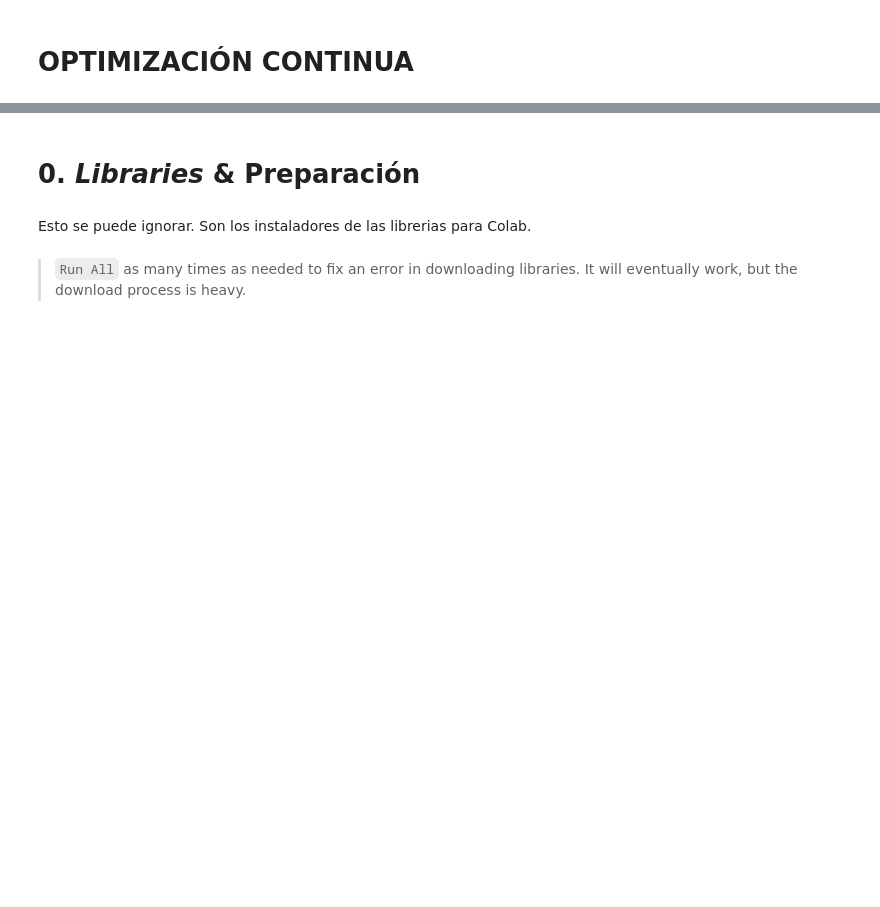
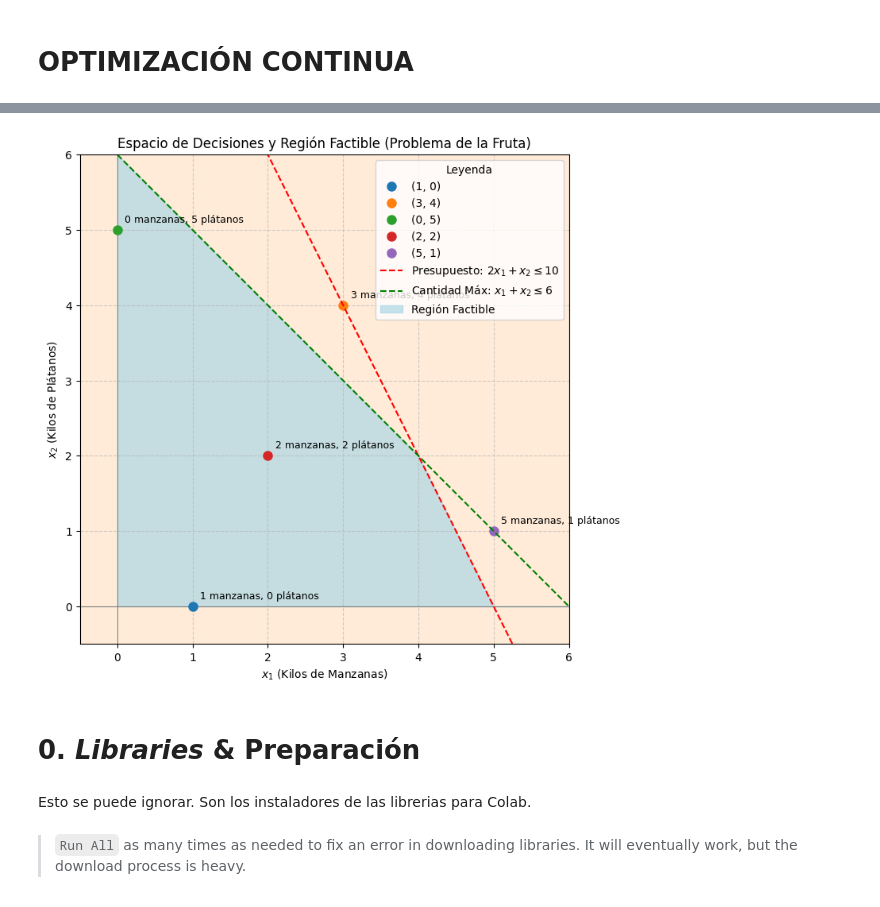
Before and after one commit to JulTob/Optimization, a Jupyter notebook: Optimization.ipynb, the cells around one changed output, grey strips where cells are left out. Saved outputs shown, nothing was run; the diff lists cells and outputs as text; code cells hidden in the pictures; blank space fills up the shorter version.

```diff
--- a/Optimization.ipynb
+++ b/Optimization.ipynb
@@ -5,3 +224,76 @@
+# %%
+import matplotlib.pyplot as plt
+import numpy as np
+
+# Define some example points (decisions)
+points = {
+    '(1, 0)': (1, 0), # 1 manzana, 0 plátanos
+    '(3, 4)': (3, 4), # 3 manzanas, 4 plátanos
+    '(0, 5)': (0, 5), # 0 manzanas, 5 plátanos
+    '(2, 2)': (2, 2), # 2 manzanas, 2 plátanos
+    '(5, 1)': (5, 1)  # 5 manzanas, 1 plátano
+}
+
+# Create the plot
+plt.figure(figsize=(8, 8))
+
+# Define the limits for the imshow background
+xmin, xmax = -0.5, 6
+ymin, ymax = -0.5, 6
+
+# Create a background grid for imshow (single color)
+background_color = np.full((10, 10, 3), [1.0, 0.85, 0.7], dtype=float) # Light peach/orange color
+plt.imshow(background_color, extent=[xmin, xmax, ymin, ymax], origin='lower', alpha=0.5)
+
+# Plot the axes
+plt.axvline(x=0, color='gray', linestyle='-', linewidth=0.8)
+plt.axhline(y=0, color='gray', linestyle='-', linewidth=0.8)
+
+# Plot each point and label it
+for label, (x1, x2) in points.items():
+    plt.plot(x1, x2, 'o', markersize=8, label=label)
+    plt.text(x1 + 0.1, x2 + 0.1, f'{x1} manzanas, {x2} plátanos', fontsize=9)
+
+# --- Añadimos las restricciones y la región factible ---
+
+# Definimos el rango para x1 (manzanas) en el que se dibujarán las líneas de restricción
+x1_plot_range = np.linspace(0, xmax, 400)
+
+# Restricción 1: Presupuesto (2*x1 + 1*x2 <= 10) => x2 <= 10 - 2*x1
+x2_budget = 10 - 2 * x1_plot_range
+
+# Restricción 2: Cantidad Máxima (x1 + x2 <= 6) => x2 <= 6 - x1
+x2_max_qty = 6 - x1_plot_range
+
+# Trazamos las líneas de las restricciones
+plt.plot(x1_plot_range, x2_budget, label=r'Presupuesto: $2x_1 + x_2 \leq 10$', color='red', linestyle='--')
+plt.plot(x1_plot_range, x2_max_qty, label=r'Cantidad Máx: $x_1 + x_2 \leq 6$', color='green', linestyle='--')
+
+# Calculamos la región factible (donde se cumplen todas las restricciones y la no negatividad)
+# La región factible está limitada por x1 >= 0, x2 >= 0, y el mínimo de las líneas de restricción
+x2_min_constraints = np.minimum(x2_budget, x2_max_qty)
+x2_feasible_region = np.maximum(0, x2_min_constraints) # Aseguramos que x2 >= 0
+
+# Creamos una máscara para que x1 también sea >= 0
+mask_x1_ge_0 = x1_plot_range >= 0
+
+# Rellenamos la región factible
+plt.fill_between(x1_plot_range, 0, x2_feasible_region, where=mask_x1_ge_0, color='lightblue', alpha=0.7, label='Región Factible')
+
+# --- Fin de las restricciones ---
+
+# Set plot limits and labels
+plt.xlim(xmin, xmax)
+plt.ylim(ymin, ymax)
+plt.xlabel(r'$x_1$ (Kilos de Manzanas)')
+plt.ylabel(r'$x_2$ (Kilos de Plátanos)')
+plt.title('Espacio de Decisiones y Región Factible (Problema de la Fruta)')
+plt.grid(True, linestyle='--', alpha=0.6)
+plt.legend(title='Leyenda', loc='upper right')
+plt.gca().set_aspect('equal', adjustable='box')
+plt.show()
+# %% [output]
+[figure, added]
 # %% [markdown]
 # 0. _Libraries_ & Preparación
 # %% [markdown]
```
Also changed, not shown: parts of 30 cells of this notebook.
